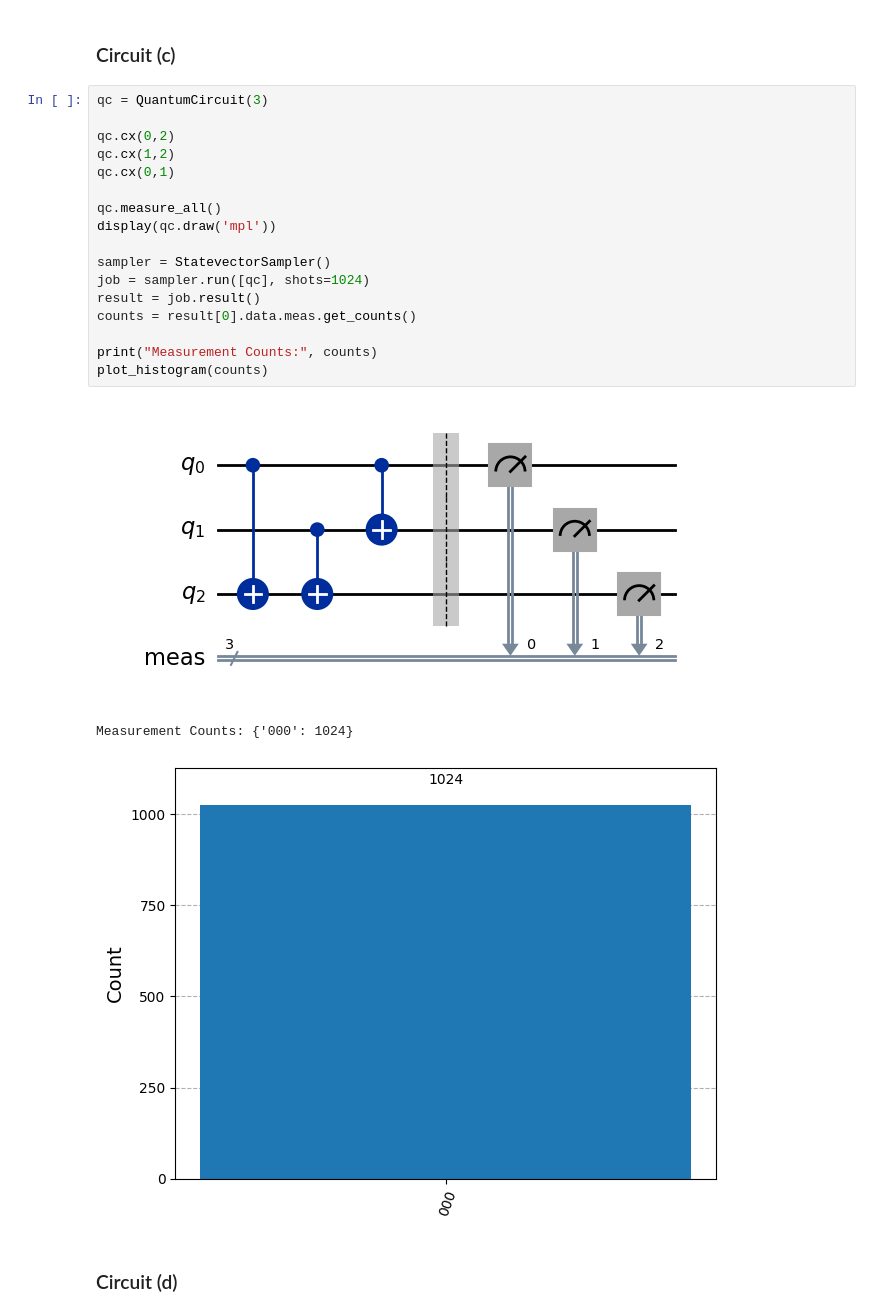
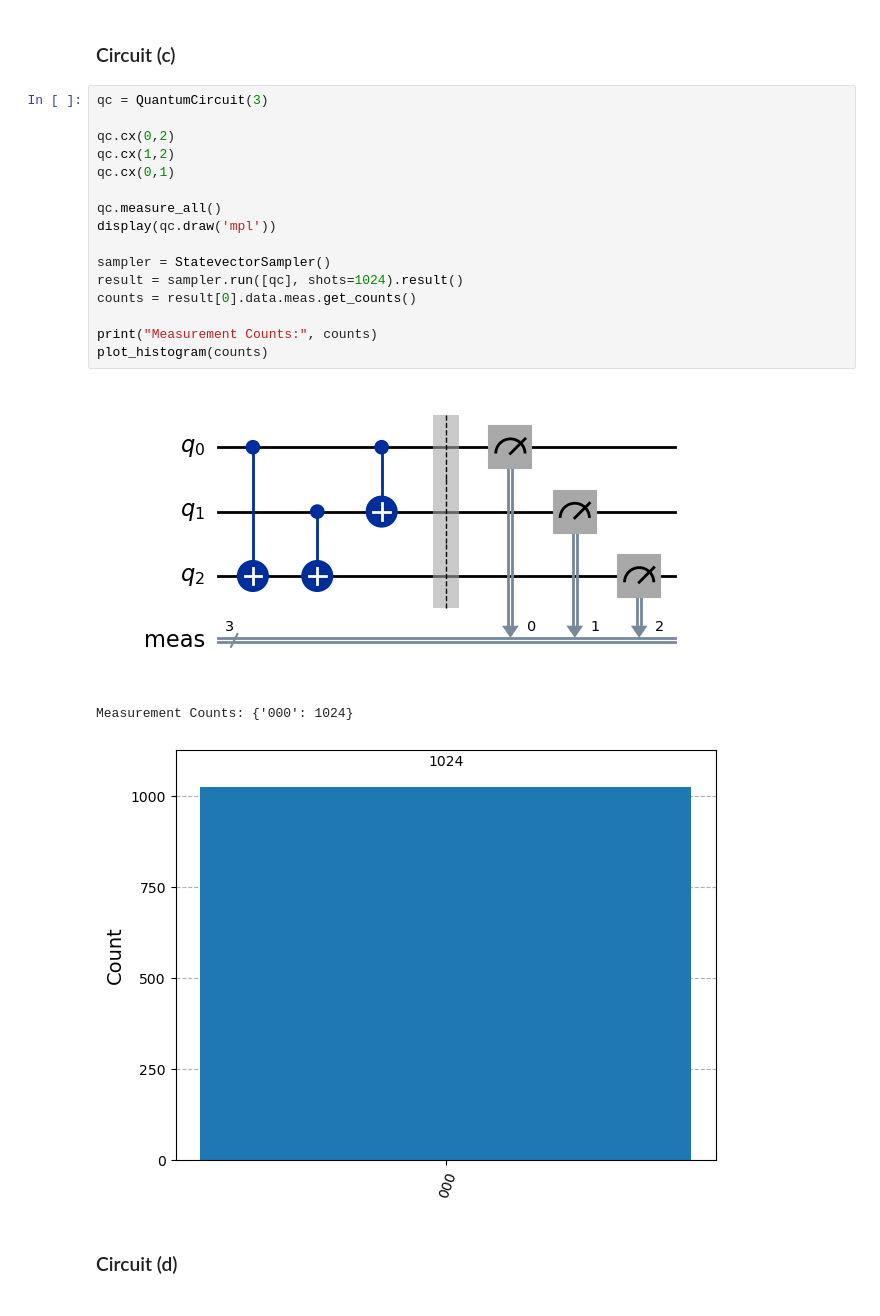
Before and after one commit to Smarth2005/Quantum-Computing-with-Qiskit, a Jupyter notebook: Lab-6.ipynb, the cells around one changed output. Cells and saved outputs as stored; diff of their text form.

```diff
--- a/Lab-6.ipynb
+++ b/Lab-6.ipynb
@@ -419,24 +417,23 @@ Measurement Counts: {'00': 1024}
 # %%
 qc = QuantumCircuit(3)
 
 qc.cx(0,2)
 qc.cx(1,2)
 qc.cx(0,1)
 
 qc.measure_all()
 display(qc.draw('mpl'))
 
 sampler = StatevectorSampler()
-job = sampler.run([qc], shots=1024)
-result = job.result()
+result = sampler.run([qc], shots=1024).result()
 counts = result[0].data.meas.get_counts()
 
 print("Measurement Counts:", counts)
 plot_histogram(counts)
 # %% [output]
 [figure]
 Measurement Counts: {'000': 1024}
-[figure, old version]
+[figure, new version]
 # %% [markdown]
 ### Circuit (d)
 # %%
```
Also changed, not shown: parts of 3 cells of this notebook, 1 other file.
